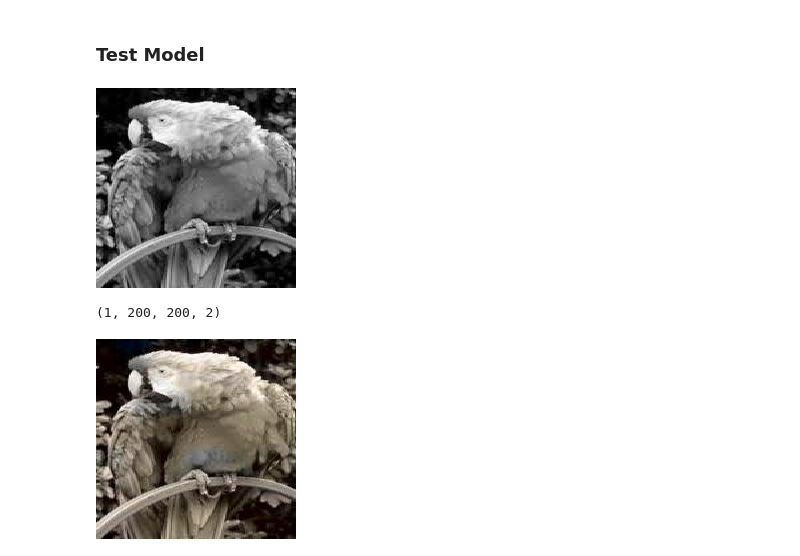
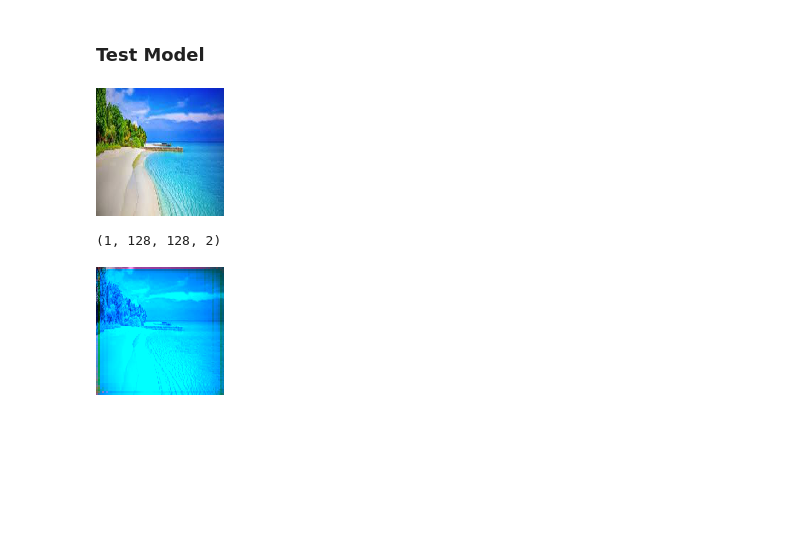
Before and after one commit to sourishsarmah/colorize, a Jupyter notebook: colorize.ipynb, the cells around one changed output. Cells and saved outputs as stored; diff of their text form; code cells hidden in the pictures; blank space fills up the shorter version.

Commit message:
Model trained on new training data

```diff
--- a/colorize.ipynb
+++ b/colorize.ipynb
@@ -8,10 +8,10 @@ from skimage.color import lab2rgb, rgb2lab, rgb2gray
 from skimage.io import imsave
 from IPython.display import display, Image
 from keras.preprocessing.image import ImageDataGenerator, array_to_img, img_to_array, load_img
-from keras.datasets import cifar10
+import os
 
-(X_train, _), (X_test, _) = cifar10.load_data()
-print(X_train.shape)
-print(X_test.shape)
+X = []
+for filename in os.listdir('./images/'):
+    X.append(img_to_array(load_img('./images/'+filename, target_size=(128, 128))))
 # %% [output]
 Using TensorFlow backend.
@@ -20,8 +18,12 @@ Using TensorFlow backend.
 # %% [markdown]
 ### Image Preprocessing
 # %%
-X_train = 1.0/255 * X_train.astype('float32')
-X_test = 1.0/255 * X_test.astype('float32')
+X = np.array(X, dtype=float)
+# split = int(0.8*len(X))
+X_train = 1.0/255 * X
+# X_test = 1.0/255 * X[split:]
+print(X_train.shape)
+# print(X_test.shape)
 
 batch_size = 32
 
@@ -48,7 +52,7 @@ from keras.layers import Activation, Dropout, Dense
 
 
 model = Sequential()
-model.add(InputLayer(input_shape=(None, None, 1)))
+model.add(InputLayer(input_shape=(128, 128, 1)))
 model.add(Conv2D(64, (3, 3), activation='relu', padding='same'))
 model.add(Conv2D(64, (3, 3), activation='relu', padding='same', strides=2))
 model.add(Conv2D(128, (3, 3), activation='relu', padding='same'))
@@ -64,15 +68,15 @@ model.add(UpSampling2D((2, 2)))
 model.add(Conv2D(32, (3, 3), activation='relu', padding='same'))
 model.add(Conv2D(2, (3, 3), activation='tanh', padding='same'))
 model.add(UpSampling2D((2, 2)))
-model.compile(optimizer='rmsprop', loss='mse')
+model.compile(optimizer='adam', loss='mean_squared_error')
 # %% [markdown]
 ### Train model
 # %%
-model.fit_generator(generateImage(), epochs=5, steps_per_epoch=500)
+model.fit_generator(generateImage(), epochs=1, steps_per_epoch=1)
 # Test images
-X = rgb2lab(X_test)[:,:,:,0]
-X = X.reshape(X.shape+(1,))
-y_test = rgb2lab(X_test)[:,:,:,1:]
-y_test = y_test / 128
-print(model.evaluate(X, y_test, batch_size=32))
+# X = rgb2lab(X_test)[:,:,:,0]
+# X = X.reshape(X.shape+(1,))
+# y_test = rgb2lab(X_test)[:,:,:,1:]
+# y_test = y_test / 128
+# print(model.evaluate(X, y_test, batch_size=32))
 # %% [output]
@@ -98,26 +93,25 @@ model.save_weights("model.h5")
 # %% [markdown]
 ### Test Model
 # %%
-display(load_img('parrot.jpeg', target_size=(200, 200)))
-image = img_to_array(load_img('parrot.jpeg', target_size=(200, 200)))
+display(load_img('nature.jpeg', target_size=(128, 128)))
+image = img_to_array(load_img('nature.jpeg', target_size=(128, 128)))
 image = np.array(image, dtype=float) / 255
 
 # Convert images from RGB to LAB
 X = rgb2lab(image)[:,:,0]
 
 X = X.reshape(1, X.shape[0], X.shape[1], 1)
 
 output = model.predict(X)
 output *= 128
 print(output.shape)
 # Output colorizations
-cur = np.zeros((200, 200, 3))
+cur = np.zeros((128, 128, 3))
 cur[:,:,0] = X[0][:,:,0]
 cur[:,:,1:] = output[0]
-imsave("img_result.jpeg", lab2rgb(cur))
-display(Image('img_result.jpeg'))
-# imsave("img_gray_version.png", rgb2gray(lab2rgb(cur)))
+imsave("img_result.png", lab2rgb(cur))
+display(Image('img_result.png'))
 # %% [output]
-[figure, old version]
+[figure, new version]
-(1, 200, 200, 2)
+(1, 128, 128, 2)
-[figure, old version]
+[figure, new version]
```
Also changed, not shown: parts of 3 cells of this notebook, 6 other files.
